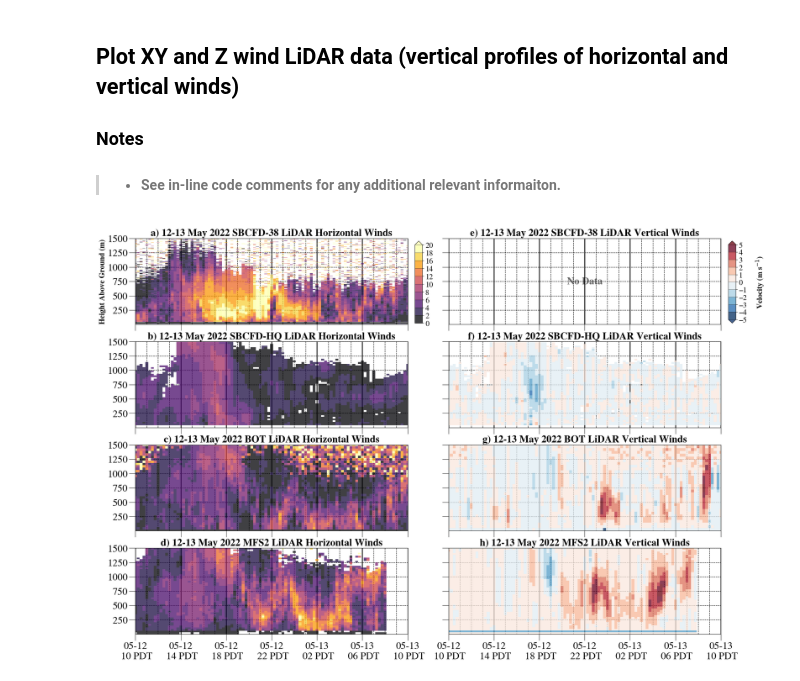
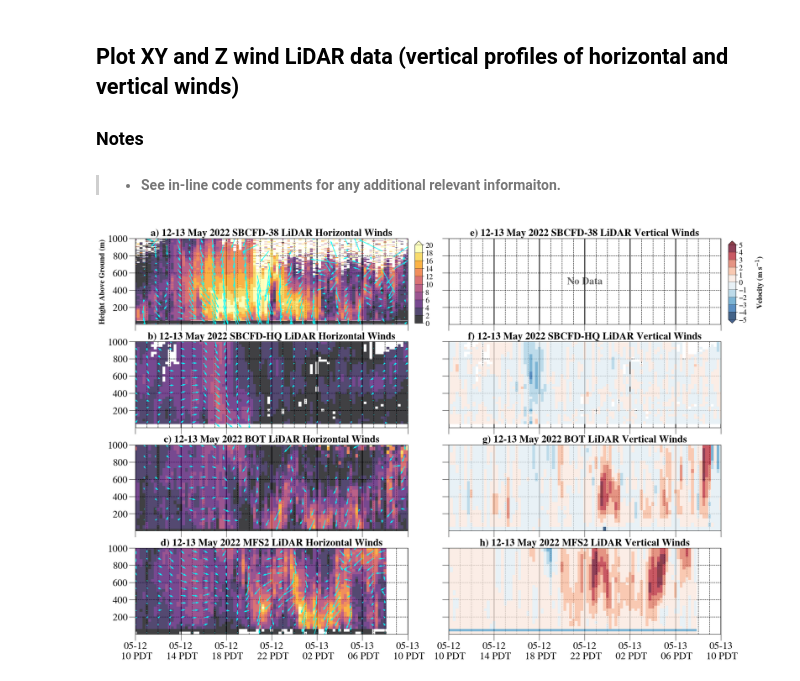
Before and after one commit to mariandob/swex_iop_10_manuscript, a Jupyter notebook: notebooks/figure_06_code_observations_lidars.ipynb, the cells around one changed output. Cells and saved outputs as stored; diff of their text form; code cells hidden in the pictures.

```diff
--- a/notebooks/figure_06_code_observations_lidars.ipynb
+++ b/notebooks/figure_06_code_observations_lidars.ipynb
@@ -142,7 +142,7 @@ z_mfs2_ds   = z_lidar_wind_profiles_ds(glob_paths=path_to_mfs2_z_lidar_iop_10_fi
 # %%
 #----------------------------------------------------------------------------------------------------------------------
 #XY LiDAR data masking
-xy_gfs38_ds_masked  = xy_gfs38_ds.where(xy_gfs38_ds['xy_wind_speed'] < 24)
+xy_gfs38_ds_masked  = xy_gfs38_ds.where(xy_gfs38_ds['xy_wind_speed'] < 30)
 xy_sbfdhq_ds_masked = xy_sbfdhq_ds
 xy_sbbg_ds_masked   = xy_sbbg_ds
 xy_mfs2_ds_masked   = xy_mfs2_ds.where(xy_mfs2_ds['xy_wind_snr'] > 1.01)
@@ -245,7 +245,7 @@ lidar_wind_v_list     = [xy_gfs38_ds_resampled['xy_wind_v'],  [],
                          xy_mfs2_ds_resampled['xy_wind_v'],   []]
 
 
-barb_density_height_list = [100, [],
+barb_density_height_list = [50, [],
                             3,  [],
                             3,  [],
                             3,  []]
@@ -267,9 +267,9 @@ for ax_index, ax in enumerate(axs.flatten()):
     ax.set_xticklabels(xticklabels[::4], fontdict=fontdict_xtick_labels)
 
     #y-axis customizations for all axes
-    y_min  = 250
-    y_max  = 1500
-    y_step = 250
+    y_min  = 200
+    y_max  = 1000
+    y_step = 200
     yticks = np.arange(y_min, y_max+y_step, y_step)
     ax.set_yticks(yticks)
     ax.set_ylim([0, y_max])
@@ -315,12 +315,12 @@ for ax_index, ax in enumerate(axs.flatten()):
         #Add y-tick labels for even subplots only
         ax.set_yticklabels(yticks, **fontdict_ytick_labels)
 
-        #Plot barbs
-        # barbs = ax.barbs(lidar_times_list[ax_index][::barb_density_height_list[ax_index], ::barb_density_time_list[ax_index]],
-        #                  lidar_heights_list[ax_index][::barb_density_height_list[ax_index], ::barb_density_time_list[ax_index]],
-        #                  lidar_wind_u_list[ax_index][::barb_density_height_list[ax_index], ::barb_density_time_list[ax_index]],
-        #                  lidar_wind_v_list[ax_index][::barb_density_height_list[ax_index], ::barb_density_time_list[ax_index]],
-        #                  color='black', pivot='middle', length=5, linewidth=1.5)
+        #Plot quiver
+        barbs = ax.quiver(lidar_times_list[ax_index][::barb_density_height_list[ax_index], ::barb_density_time_list[ax_index]],
+                          lidar_heights_list[ax_index][::barb_density_height_list[ax_index], ::barb_density_time_list[ax_index]],
+                          lidar_wind_u_list[ax_index][::barb_density_height_list[ax_index], ::barb_density_time_list[ax_index]],
+                          lidar_wind_v_list[ax_index][::barb_density_height_list[ax_index], ::barb_density_time_list[ax_index]],
+                          scale=30*10, scale_units='width', color='cyan')
 #----------------------------------------------------------------------------------------------------------------------
     #Else, we are plotting Z LiDAR data
     else:
@@ -356,31 +356,31 @@ for ax_index, ax in enumerate(axs.flatten()):
         z_pcolormesh.remove()
 
         #Add "No Data" text to blank plot
         ax.text(0.5, 0.5, 'No Data', ha='center', va='center', transform=ax.transAxes, color='black',  alpha=0.6, **fontdict_title_labels)
 #----------------------------------------------------------------------------------------------------------------------
 #Create a colorbar axis outside the figure for horizontal velocity
 xy_cax  = fig.add_axes([0.495, 0.715, 0.01, 0.16])  # [left, bottom, width, height]
 xy_cbar = fig.colorbar(xy_pcolormesh, cax=xy_cax, orientation='vertical', spacing='uniform', extend='max', drawedges=True, ticks=xy_levels[::1])
 
 #Set font for vertical velocity colorbar tick lables
 #https://stackoverflow.com/questions/7257372/set-font-properties-to-tick-labels-with-matplot-lib/7280803
 ticks_font = mplf.FontProperties(family='Nimbus Roman', style='normal', size=18, weight='normal', stretch='normal')
 for label in xy_cbar.ax.get_yticklabels():
     label.set_fontproperties(ticks_font)
 
 #Create a colorbar axis outside the figure for vertical velocity
 z_cax  = fig.add_axes([0.91, 0.715, 0.01, 0.16])  # [left, bottom, width, height]
 z_cbar = fig.colorbar(z_pcolormesh, cax=z_cax, orientation='vertical', spacing='uniform', extend='both', drawedges=True, ticks=z_levels[::1])
 z_cbar.set_label(r'Velocity (m s$^{-1}$)', color='black', labelpad=20, **fontdict_text_color_bar)
 
 #Set font for vertical velocity colorbar tick lables
 #https://stackoverflow.com/questions/7257372/set-font-properties-to-tick-labels-with-matplot-lib/7280803
 ticks_font = mplf.FontProperties(family='Nimbus Roman', style='normal', size=18, weight='normal', stretch='normal')
 for label in z_cbar.ax.get_yticklabels():
     label.set_fontproperties(ticks_font)
 #----------------------------------------------------------------------------------------------------------------------
 #Save figure
 plt.savefig('./figures/figure_06_observations_lidar_winds.png', bbox_inches='tight', dpi=500)
 #----------------------------------------------------------------------------------------------------------------------
 # %% [output]
-[figure, old version]
+[figure, new version]
```
Also changed, not shown: 1 other file.
